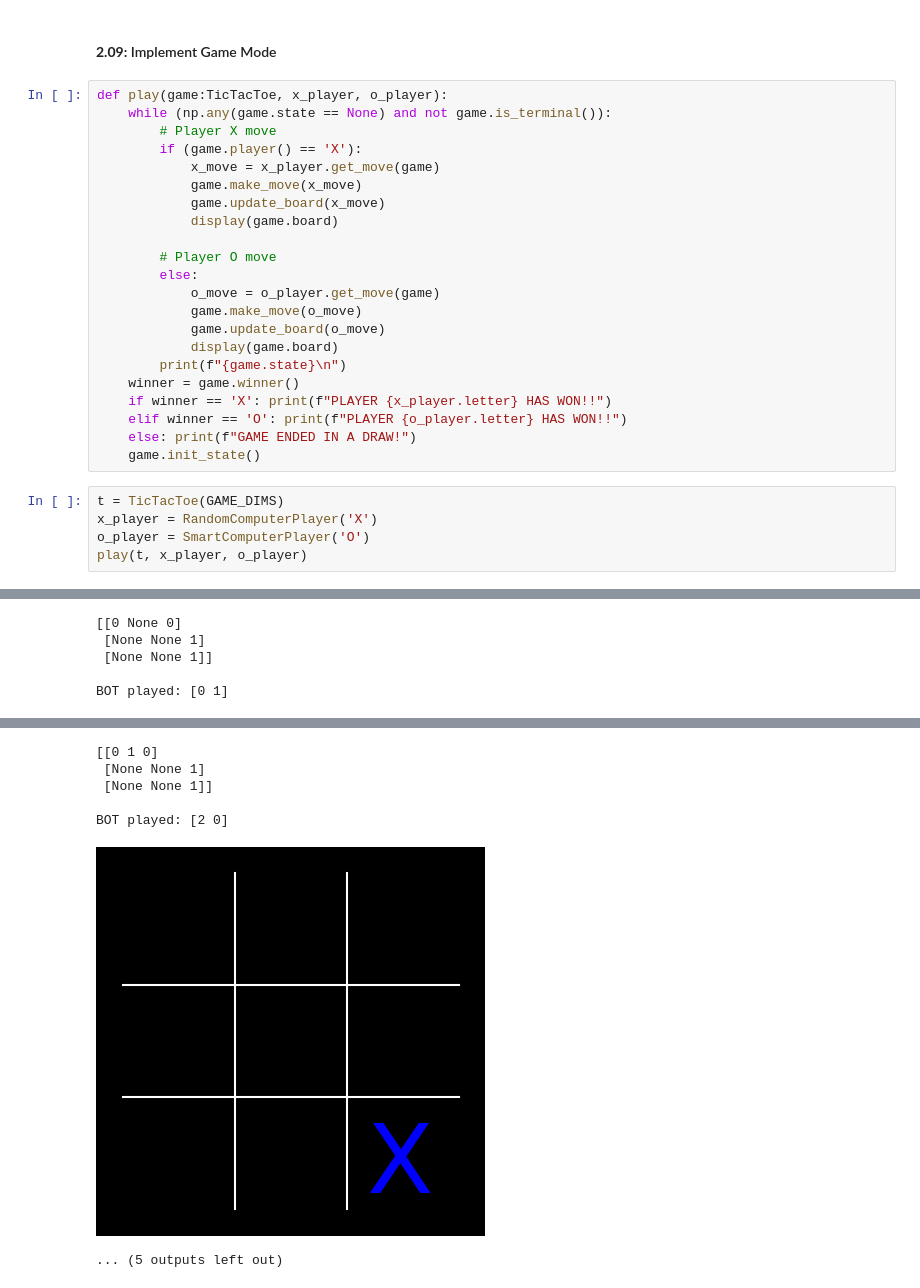
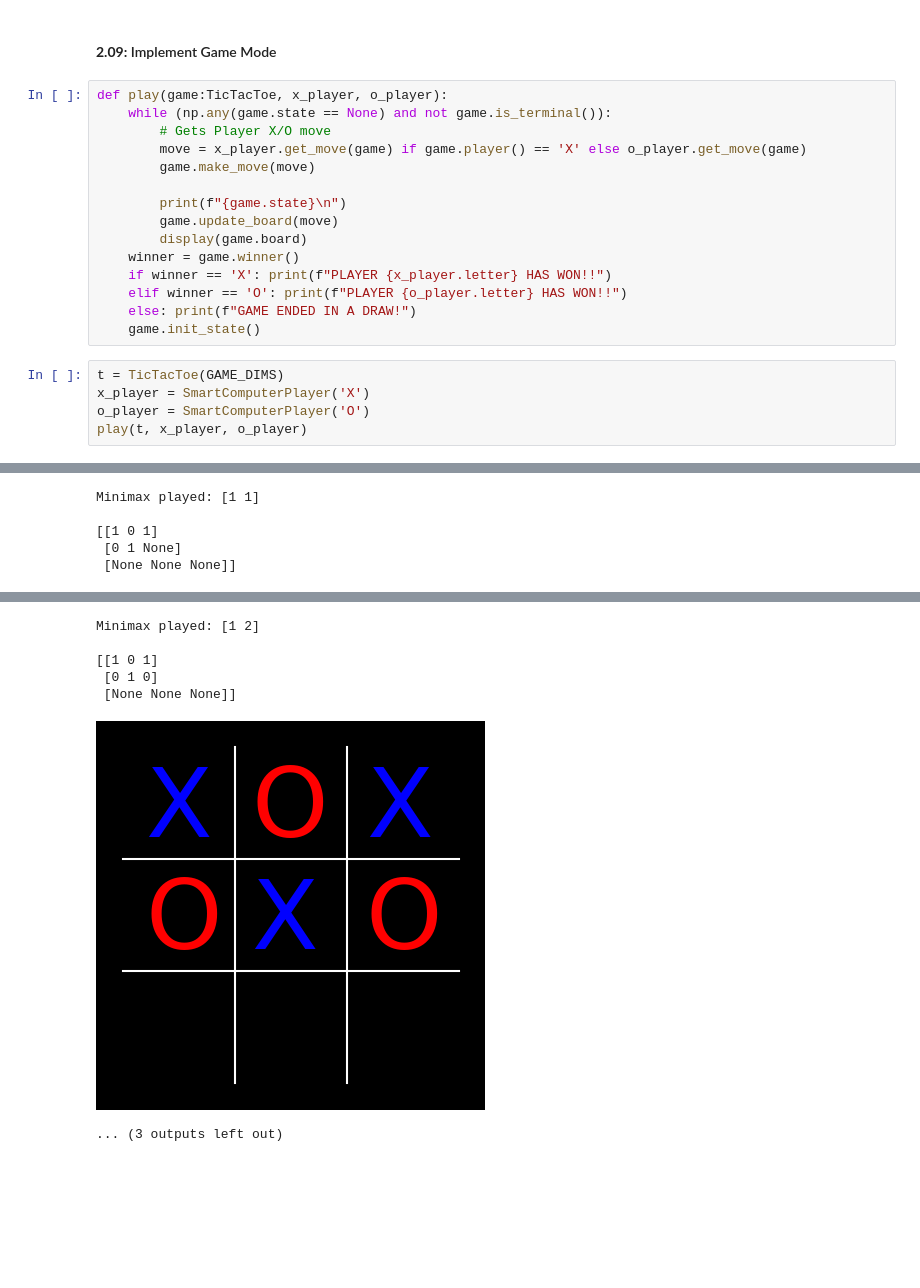
Before and after one commit to Daniels1610/CI008-Dagraz, a Jupyter notebook: E02.ipynb, the cells around one changed output, grey strips where cells are left out. Cells and saved outputs as stored; diff of their text form; blank space fills up the shorter version.

Commit message:
Add setup.py file to build project packages. Fix TicTacToe's graph board display

```diff
--- a/E02.ipynb
+++ b/E02.ipynb
@@ -216,20 +216,13 @@ b.init_state()
 # %%
 def play(game:TicTacToe, x_player, o_player):
     while (np.any(game.state == None) and not game.is_terminal()):
-        # Player X move
-        if (game.player() == 'X'):
-            x_move = x_player.get_move(game)
-            game.make_move(x_move)
-            game.update_board(x_move)
-            display(game.board)
+        # Gets Player X/O move
+        move = x_player.get_move(game) if game.player() == 'X' else o_player.get_move(game)
+        game.make_move(move)
 
-        # Player O move
-        else:
-            o_move = o_player.get_move(game)
-            game.make_move(o_move)
-            game.update_board(o_move)
-            display(game.board)
         print(f"{game.state}\n")
+        game.update_board(move)
+        display(game.board)
     winner = game.winner()
     if winner == 'X': print(f"PLAYER {x_player.letter} HAS WON!!")
     elif winner == 'O': print(f"PLAYER {o_player.letter} HAS WON!!")
@@ -237,7 +230,7 @@ def play(game:TicTacToe, x_player, o_player):
     game.init_state()
 # %%
 t = TicTacToe(GAME_DIMS)
-x_player = RandomComputerPlayer('X')
+x_player = SmartComputerPlayer('X')
 o_player = SmartComputerPlayer('O')
 play(t, x_player, o_player)
 # %% [output]
@@ -264,5 +259,5 @@ BOT played: [0 2]
-[[0 None 0]
- [None None 1]
- [None None 1]]
+Minimax played: [1 1]
 
-BOT played: [0 1]
+[[1 0 1]
+ [0 1 None]
+ [None None None]]
@@ -270,7 +265,7 @@ BOT played: [0 1]
-[[0 1 0]
- [None None 1]
- [None None 1]]
+Minimax played: [1 2]
 
-BOT played: [2 0]
+[[1 0 1]
+ [0 1 0]
+ [None None None]]
-[figure, old version]
+[figure, new version]
-... (5 outputs left out)
+... (3 outputs left out)
```
Also changed, not shown: parts of 1 cell of this notebook, 9 other files.
